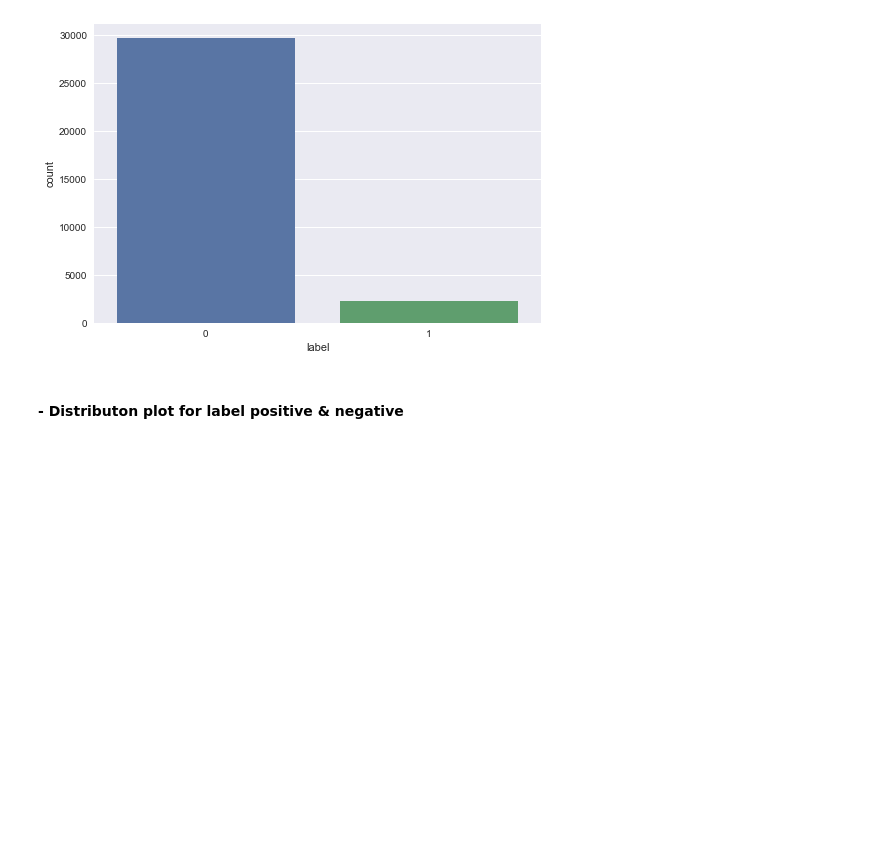
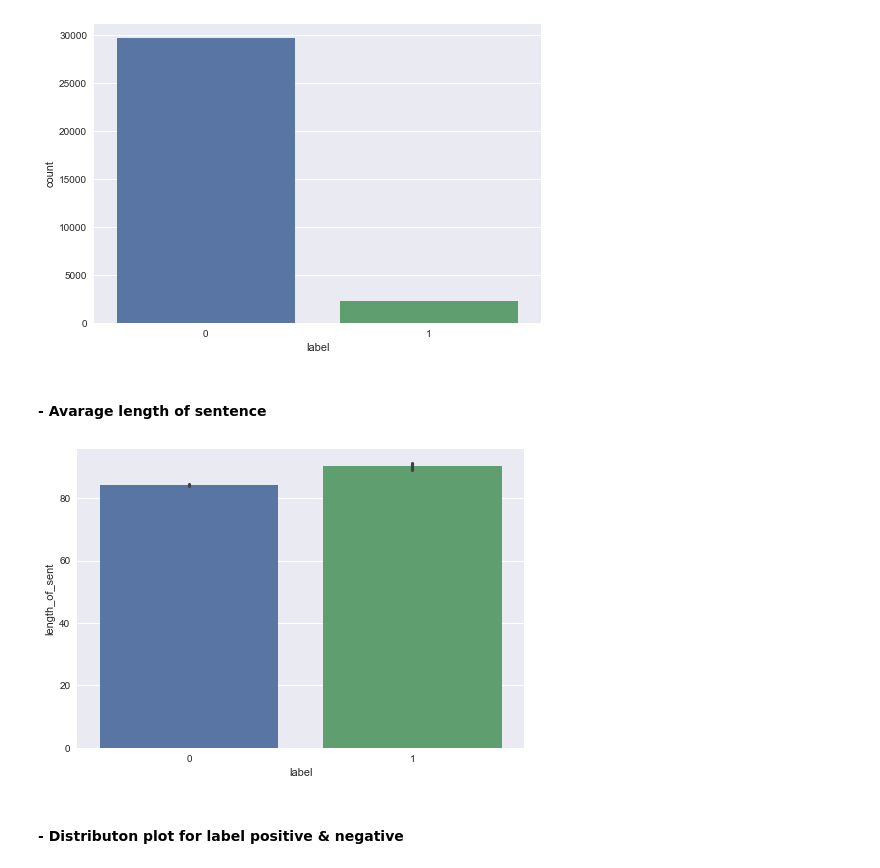
Before and after one commit to AgungYogaSetiawan/Sentiment-Analysis, a Jupyter notebook: Sentiment Analysis.ipynb, the cells around one changed output. Saved outputs shown, nothing was run; the diff lists cells and outputs as text; code cells hidden in the pictures; blank space fills up the shorter version.

```diff
--- a/Sentiment Analysis.ipynb
+++ b/Sentiment Analysis.ipynb
@@ -167,6 +170,12 @@ train[train.duplicated(subset=['tweet'])]
 sns.countplot(x='label', data=train);
 # %% [output]
 [figure]
+# %% [markdown]
+#### - Avarage length of sentence
+# %%
+sns.barplot(x='label', y='length_of_sent', data=train);
+# %% [output]
+[figure, added]
 # %% [markdown]
 #### - Distributon plot for label positive & negative
 # %%
```
Also changed, not shown: parts of 10 cells of this notebook.
